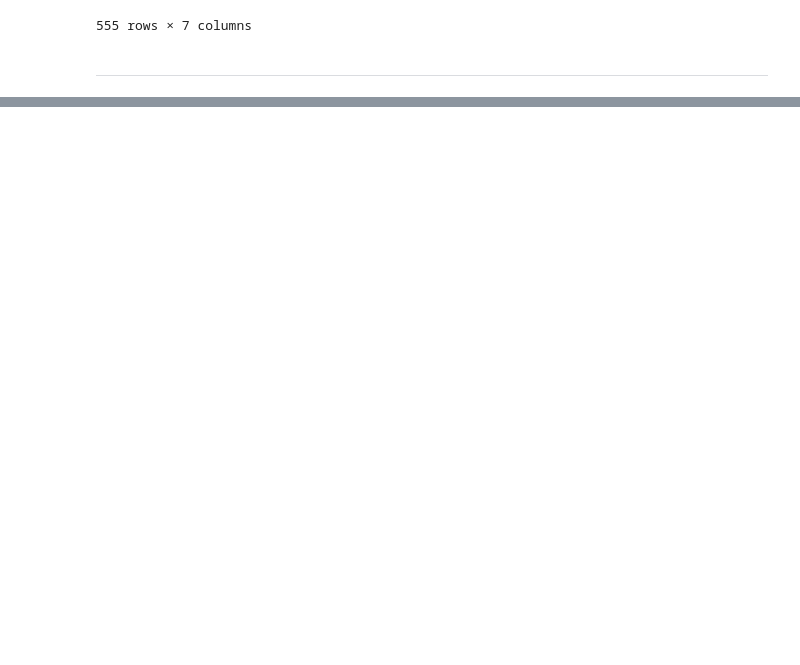
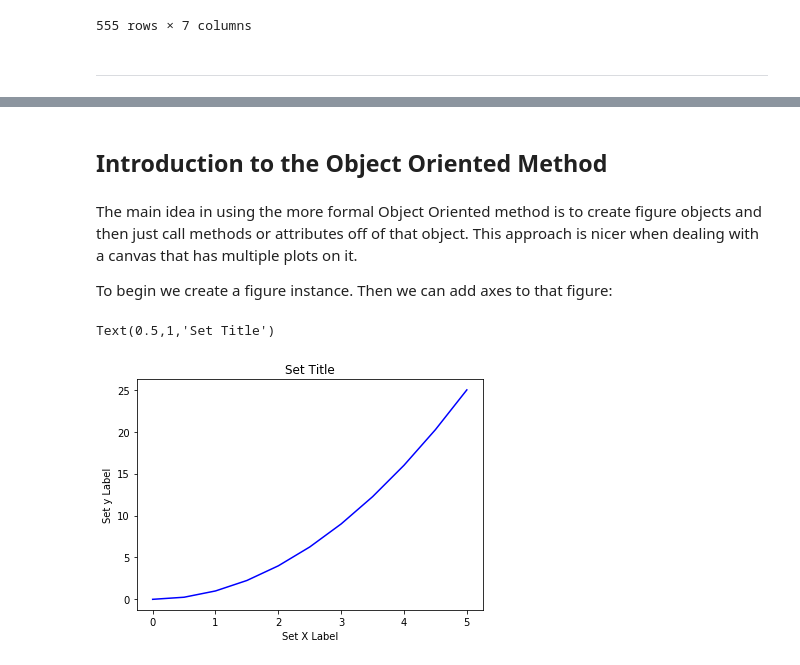
Before and after one commit to sankule/pythonScripts, a Jupyter notebook: PythonBasics.ipynb, the cells around one changed output, grey strips where cells are left out. Drawn from its saved outputs; the diff is of its cells as text; code cells hidden in the pictures; blank space fills up the shorter version.

```diff
--- a/PythonBasics.ipynb
+++ b/PythonBasics.ipynb
@@ -2299,0 +2410,21 @@ ____
+# %% [markdown]
+## Introduction to the Object Oriented Method
+# %% [markdown]
+The main idea in using the more formal Object Oriented method is to create figure objects and then just call methods or attributes off of that object. This approach is nicer when dealing with a canvas that has multiple plots on it.
+
+To begin we create a figure instance. Then we can add axes to that figure:
+# %%
+# Create Figure (empty canvas)
+fig = plt.figure()
+
+# Add set of axes to figure
+axes = fig.add_axes([0.1, 0.1, 0.8, 0.8]) # left, bottom, width, height (range 0 to 1)
+
+# Plot on that set of axes
+axes.plot(x, y, 'b')
+axes.set_xlabel('Set X Label') # Notice the use of set_ to begin methods
+axes.set_ylabel('Set y Label')
+axes.set_title('Set Title')
+# %% [output]
+Text(0.5,1,'Set Title')
+[figure, added]
```
Also changed, not shown: parts of 78 cells of this notebook.
